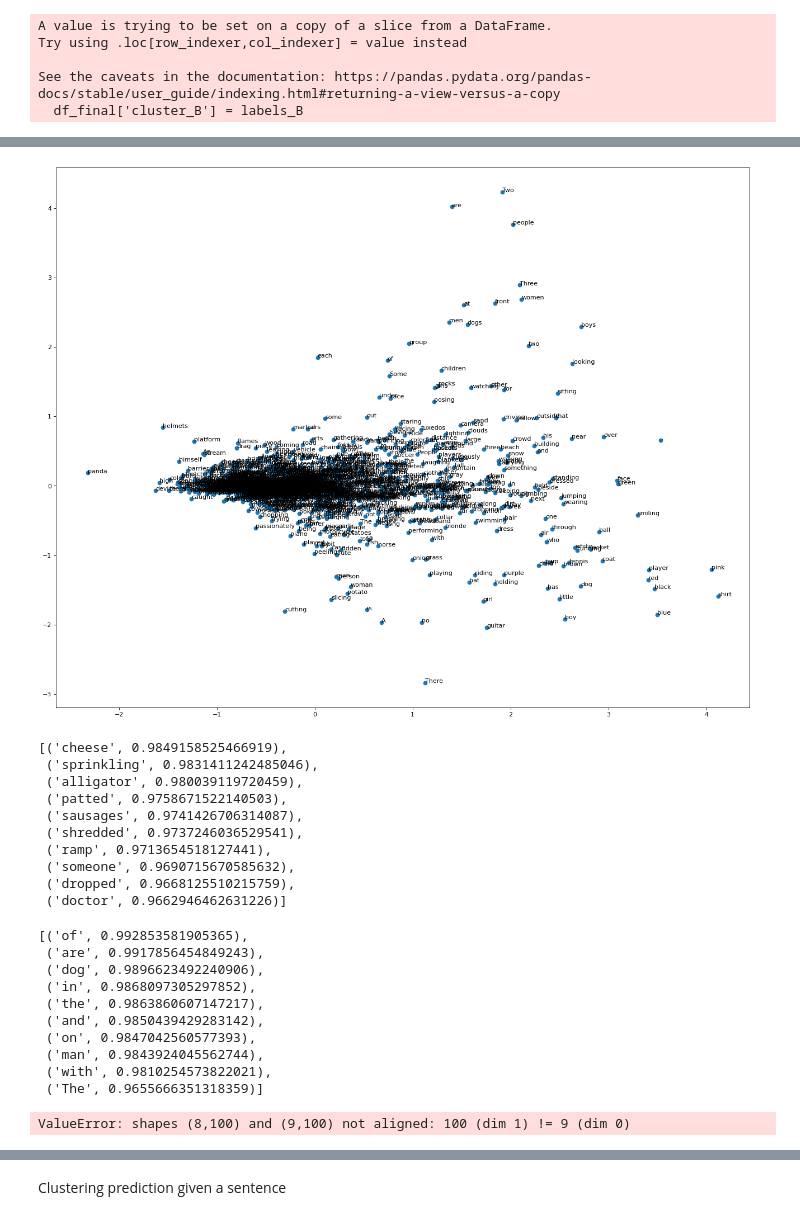
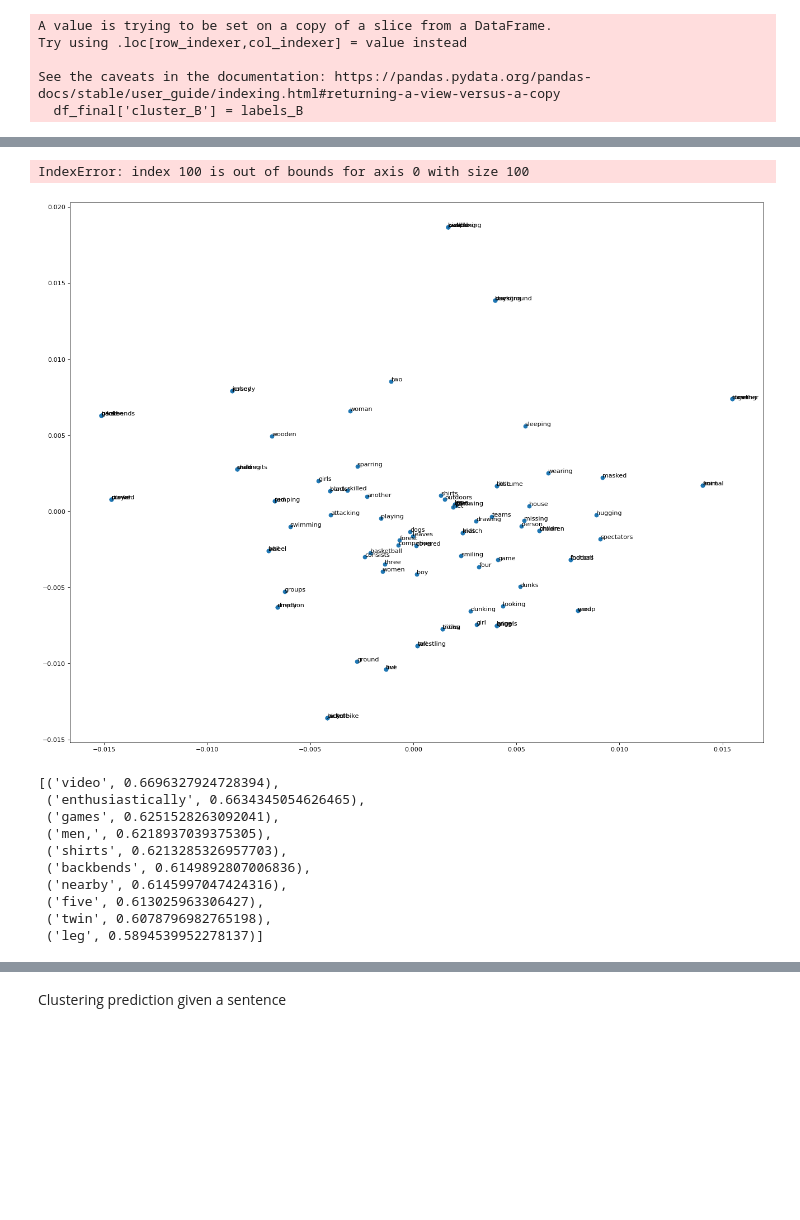
Before and after one commit to mbrull153/EDA-nlp-tfm, a Jupyter notebook: models_bueno-Copy1.ipynb, the cells around one changed output, grey strips where cells are left out. Saved outputs shown, nothing was run; the diff lists cells and outputs as text; code cells hidden in the pictures; blank space fills up the shorter version.

Commit message:
final script model_bueno.copy

```diff
--- a/models_bueno-Copy1.ipynb
+++ b/models_bueno-Copy1.ipynb
@@ -562,15 +459,16 @@ ModuleNotFoundError: No module named 'pyplot'
 # %%
 # fit a 2d PCA model to the vectors
-X = model_2[model_2.wv.vocab]
+X = model[model.wv.vocab]
 pca = PCA(n_components=2)
-result = pca.fit_transform(X)
+result = pca.fit_transform(X_A[0:100])
 # create a scatter plot of the projection
 
 figure(figsize=(20, 16), dpi=80)
 plt.scatter(result[:, 0], result[:, 1])
-words = list(model_2.wv.vocab)
+words = list(model.wv.vocab)
 for i, word in enumerate(words):
     plt.annotate(word, xy=(result[i, 0], result[i, 1]))
 plt.show()
 # %% [output]
+IndexError: index 100 is out of bounds for axis 0 with size 100
-[figure, old version]
+[figure, new version]
@@ -579,26 +475,13 @@ model_2.init_sims(replace=True)
-# %%
-model_2.wv.most_similar('pizza')
-# %% [output]
-[('cheese', 0.9849158525466919),
- ('sprinkling', 0.9831411242485046),
- ('alligator', 0.980039119720459),
- ('patted', 0.9758671522140503),
- ('sausages', 0.9741426706314087),
- ('shredded', 0.9737246036529541),
- ('ramp', 0.9713654518127441),
- ('someone', 0.9690715670585632),
- ('dropped', 0.9668125510215759),
- ('doctor', 0.9662946462631226)]
 # %%
-model_2.wv.most_similar(['a', 'woman', 'is', 'playing'])
+model.wv.most_similar([ 'boys', 'playing'])
 # %% [output]
-[('of', 0.992853581905365),
- ('are', 0.9917856454849243),
- ('dog', 0.9896623492240906),
- ('in', 0.9868097305297852),
- ('the', 0.9863860607147217),
- ('and', 0.9850439429283142),
- ('on', 0.9847042560577393),
- ('man', 0.9843924045562744),
- ('with', 0.9810254573822021),
- ('The', 0.9655666351318359)]
+[('video', 0.6696327924728394),
+ ('enthusiastically', 0.6634345054626465),
+ ('games', 0.6251528263092041),
+ ('men,', 0.6218937039375305),
+ ('shirts', 0.6213285326957703),
+ ('backbends', 0.6149892807006836),
+ ('nearby', 0.6145997047424316),
+ ('five', 0.613025963306427),
+ ('twin', 0.6078796982765198),
+ ('leg', 0.5894539952278137)]
@@ -609,7 +487,0 @@ A man is sprinkling shredded cheese on a pizza',
-# %%
-similarity_two_words = model_2.wv.similarity(['A', 'man', 'is', 'putting', 'seasoning', 'on', 'a', 'pizza'],
-                                             ['A', 'man', 'is', 'sprinkling', 'shredded', 'cheese', 'on', 'a', 'pizza'])
-print("Please provide the similarity between these two words:")
-print(similarity_two_words)
-# %% [output]
-ValueError: shapes (8,100) and (9,100) not aligned: 100 (dim 1) != 9 (dim 0)
```
Also changed, not shown: parts of 50 cells of this notebook, 1 other file.
